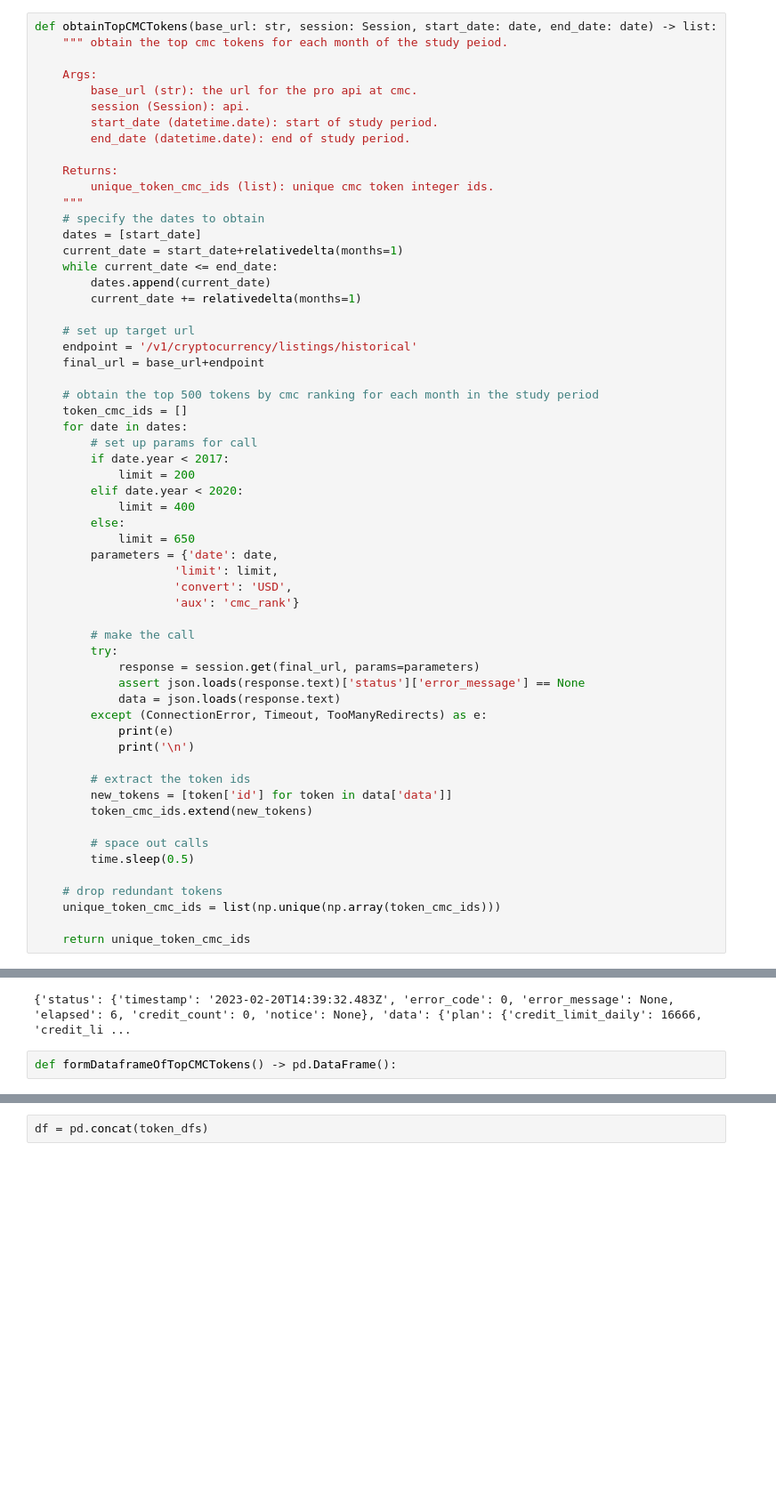
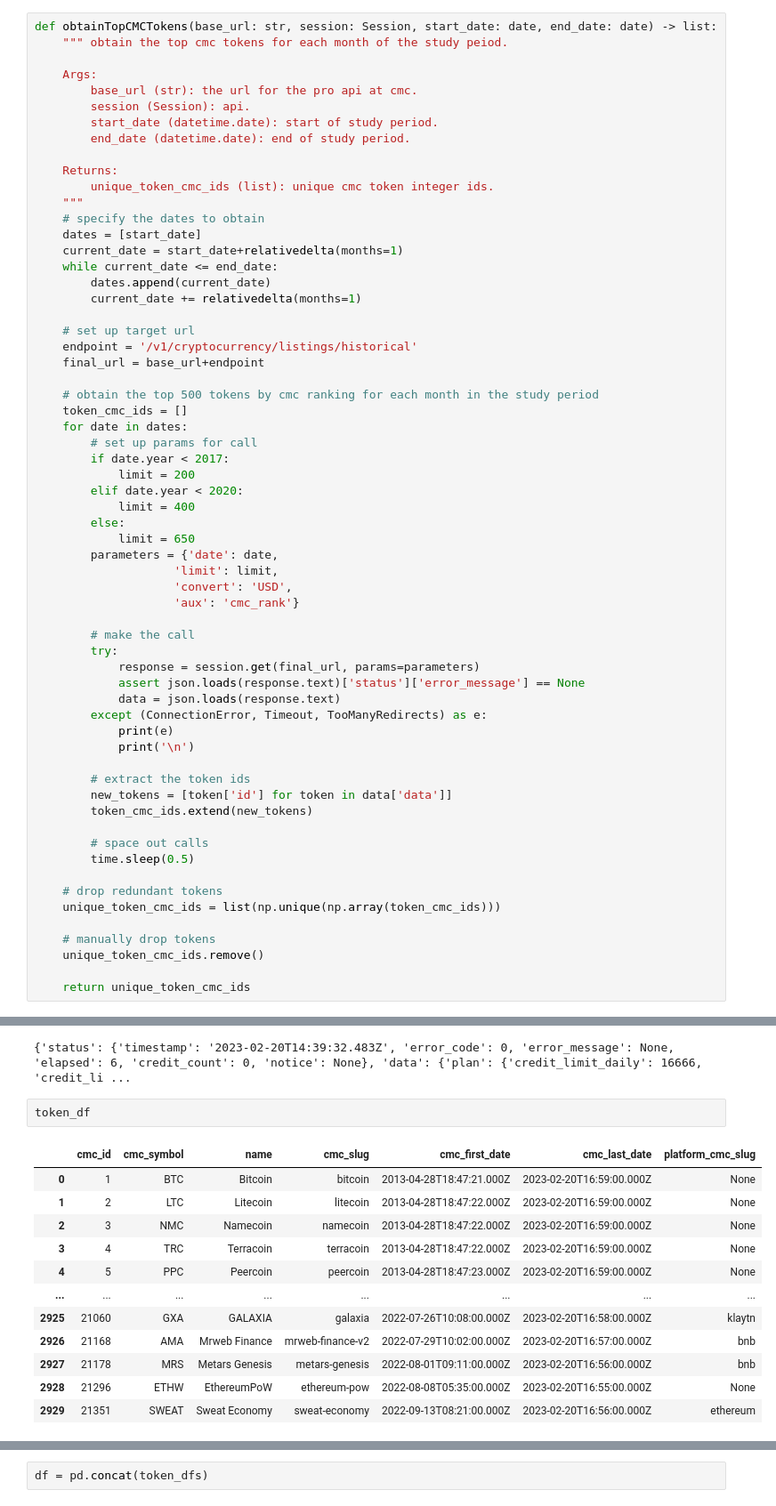
Before and after one commit to adambaybutt/crypto_asset_pricing, a Jupyter notebook: code/1a-pull_cmc.ipynb, the cells around one changed output, grey strips where cells are left out. Shown: that part at 89% size. Saved outputs shown, nothing was run; the diff lists cells and outputs as text; blank space fills up the shorter version.

Commit message:
clean panel of top token meta data

```diff
--- a/code/1a-pull_cmc.ipynb
+++ b/code/1a-pull_cmc.ipynb
@@ -87,4 +87,7 @@ def obtainTopCMCTokens(base_url: str, session: Session, start_date: date, end_da
     # drop redundant tokens
     unique_token_cmc_ids = list(np.unique(np.array(token_cmc_ids)))
 
+    # manually drop tokens
+    unique_token_cmc_ids.remove()
+
     return unique_token_cmc_ids
@@ -110,4 +190,17 @@ if __name__ == "__main__":
 # %% [output]
 {'status': {'timestamp': '2023-02-20T14:39:32.483Z', 'error_code': 0, 'error_message': None, 'elapsed': 6, 'credit_count': 0, 'notice': None}, 'data': {'plan': {'credit_limit_daily': 16666, 'credit_li ...
 # %%
-def formDataframeOfTopCMCTokens() -> pd.DataFrame():
+token_df
+# %% [output]
+|  | cmc_id | cmc_symbol | name | cmc_slug | cmc_first_date | cmc_last_date | platform_cmc_slug |
+| 0 | 1 | BTC | Bitcoin | bitcoin | 2013-04-28T18:47:21.000Z | 2023-02-20T16:59:00.000Z | None |
+| 1 | 2 | LTC | Litecoin | litecoin | 2013-04-28T18:47:22.000Z | 2023-02-20T16:59:00.000Z | None |
+| 2 | 3 | NMC | Namecoin | namecoin | 2013-04-28T18:47:22.000Z | 2023-02-20T16:59:00.000Z | None |
+| 3 | 4 | TRC | Terracoin | terracoin | 2013-04-28T18:47:22.000Z | 2023-02-20T16:59:00.000Z | None |
+| 4 | 5 | PPC | Peercoin | peercoin | 2013-04-28T18:47:23.000Z | 2023-02-20T16:59:00.000Z | None |
+| ... | ... | ... | ... | ... | ... | ... | ... |
+| 2925 | 21060 | GXA | GALAXIA | galaxia | 2022-07-26T10:08:00.000Z | 2023-02-20T16:58:00.000Z | klaytn |
+| 2926 | 21168 | AMA | Mrweb Finance | mrweb-finance-v2 | 2022-07-29T10:02:00.000Z | 2023-02-20T16:57:00.000Z | bnb |
+| 2927 | 21178 | MRS | Metars Genesis | metars-genesis | 2022-08-01T09:11:00.000Z | 2023-02-20T16:56:00.000Z | bnb |
+| 2928 | 21296 | ETHW | EthereumPoW | ethereum-pow | 2022-08-08T05:35:00.000Z | 2023-02-20T16:55:00.000Z | None |
+| 2929 | 21351 | SWEAT | Sweat Economy | sweat-economy | 2022-09-13T08:21:00.000Z | 2023-02-20T16:56:00.000Z | ethereum |
```
Also changed, not shown: parts of 17 cells of this notebook.
